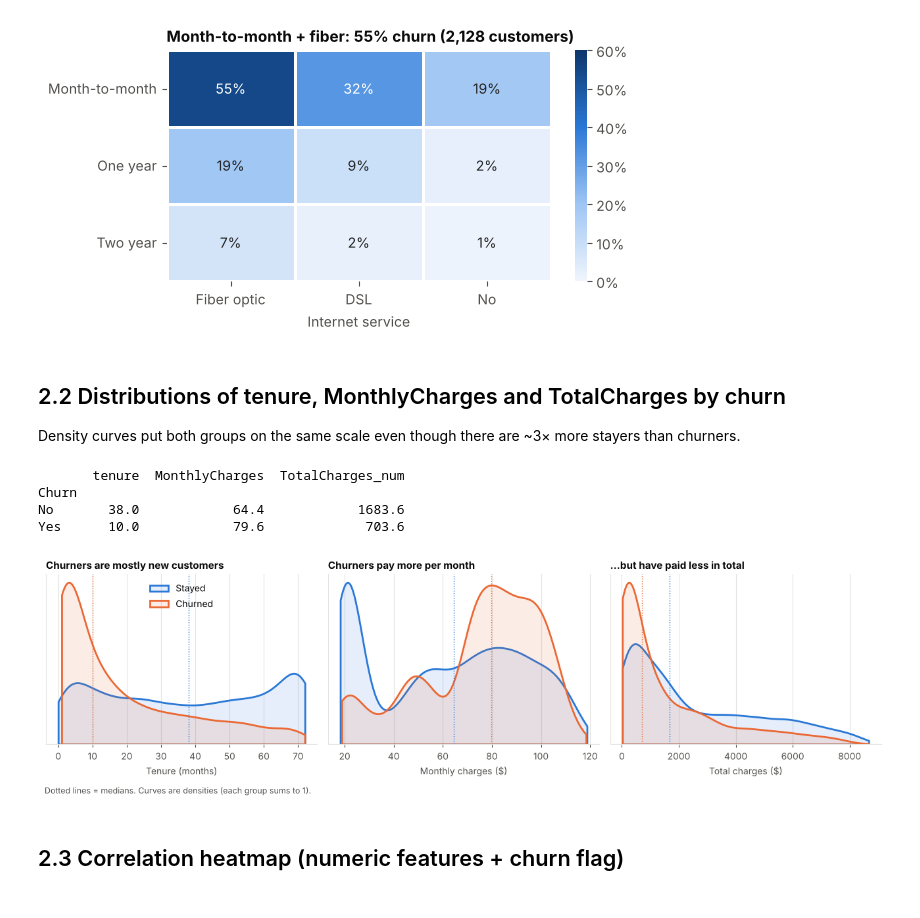
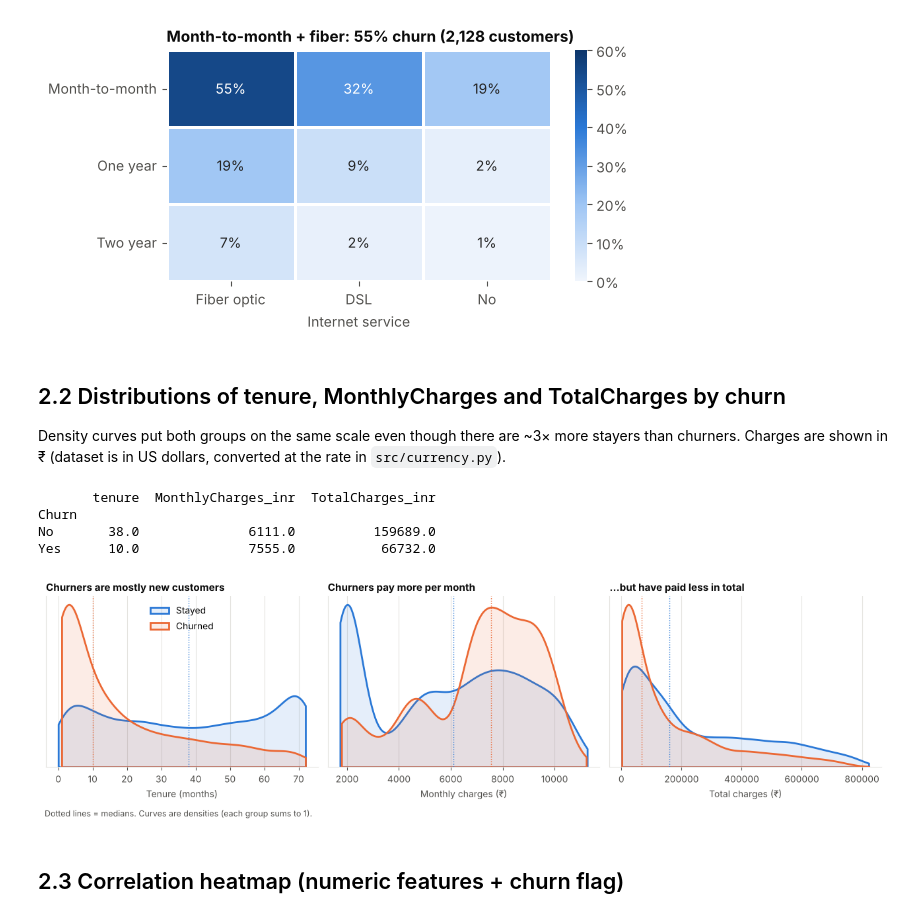
Before and after one commit to TAKEZO02/customer-churn-prediction, a Jupyter notebook: notebooks/01_eda.ipynb, the cells around one changed output. Saved outputs shown, nothing was run; the diff lists cells and outputs as text; code cells hidden in the pictures.

```diff
--- a/notebooks/01_eda.ipynb
+++ b/notebooks/01_eda.ipynb
@@ -17,6 +17,7 @@ from matplotlib.colors import LinearSegmentedColormap
 ROOT = Path.cwd().parent if Path.cwd().name == "notebooks" else Path.cwd()
 sys.path.insert(0, str(ROOT))
 from src.load_data import load_raw
+from src.currency import USD_TO_INR
 
 FIG_DIR = ROOT / "reports" / "figures"
 FIG_DIR.mkdir(parents=True, exist_ok=True)
@@ -37,6 +38,9 @@ plt.rcParams.update({
 df = load_raw()
 df["churn_flag"] = (df["Churn"] == "Yes").astype(int)
 df["TotalCharges_num"] = pd.to_numeric(df["TotalCharges"], errors="coerce")  # 11 blanks -> NaN (tenure 0)
+# Dataset is in US dollars; show charges in rupees
+df["MonthlyCharges_inr"] = df["MonthlyCharges"] * USD_TO_INR
+df["TotalCharges_inr"] = df["TotalCharges_num"] * USD_TO_INR
 df["tenure_group"] = pd.cut(df["tenure"], bins=[-1, 12, 24, 48, 72],
                             labels=["0–12 mo", "13–24 mo", "25–48 mo", "49–72 mo"])
 OVERALL = df["churn_flag"].mean()
@@ -130,34 +134,34 @@ Two year               0.072  0.019  0.008
 [figure]
 # %% [markdown]
 ## 2.2 Distributions of tenure, MonthlyCharges and TotalCharges by churn
-Density curves put both groups on the same scale even though there are ~3× more stayers than churners.
+Density curves put both groups on the same scale even though there are ~3× more stayers than churners. Charges are shown in ₹ (dataset is in US dollars, converted at the rate in `src/currency.py`).
 # %%
 fig, axes = plt.subplots(1, 3, figsize=(13, 3.6))
 for ax, (col, label) in zip(axes, [("tenure", "Tenure (months)"),
-                                   ("MonthlyCharges", "Monthly charges ($)"),
-                                   ("TotalCharges_num", "Total charges ($)")]):
+                                   ("MonthlyCharges_inr", "Monthly charges (₹)"),
+                                   ("TotalCharges_inr", "Total charges (₹)")]):
     for value, color, name in [("No", STAYED, "Stayed"), ("Yes", CHURNED, "Churned")]:
         data = df.loc[df["Churn"] == value, col].dropna()
         sns.kdeplot(data, ax=ax, color=color, linewidth=2, fill=True, alpha=0.12, cut=0, label=name)
         ax.axvline(data.median(), color=color, linewidth=1, linestyle=":")
     ax.set_xlabel(label); ax.set_ylabel(""); ax.set_yticks([])
     ax.grid(axis="y", visible=False)
 axes[0].set_title("Churners are mostly new customers", loc="left")
 axes[1].set_title("Churners pay more per month", loc="left")
 axes[2].set_title("…but have paid less in total", loc="left")
 axes[0].legend(loc="upper center")
 fig.text(0.01, -0.03, "Dotted lines = medians. Curves are densities (each group sums to 1).", color=QUIET, fontsize=9)
 fig.tight_layout()
 fig.savefig(FIG_DIR / "05_numeric_distributions.png")
 plt.show()
 
-print(df.groupby("Churn")[["tenure", "MonthlyCharges", "TotalCharges_num"]].median().round(1))
+print(df.groupby("Churn")[["tenure", "MonthlyCharges_inr", "TotalCharges_inr"]].median().round(0))
 # %% [output]
-       tenure  MonthlyCharges  TotalCharges_num
+       tenure  MonthlyCharges_inr  TotalCharges_inr
 Churn
-No       38.0            64.4            1683.6
-Yes      10.0            79.6             703.6
+No       38.0              6111.0          159689.0
+Yes      10.0              7555.0           66732.0
-[figure, old version]
+[figure, new version]
 # %% [markdown]
 ## 2.3 Correlation heatmap (numeric features + churn flag)
 # %%
```
Also changed, not shown: parts of 1 cell of this notebook, 34 other files.
